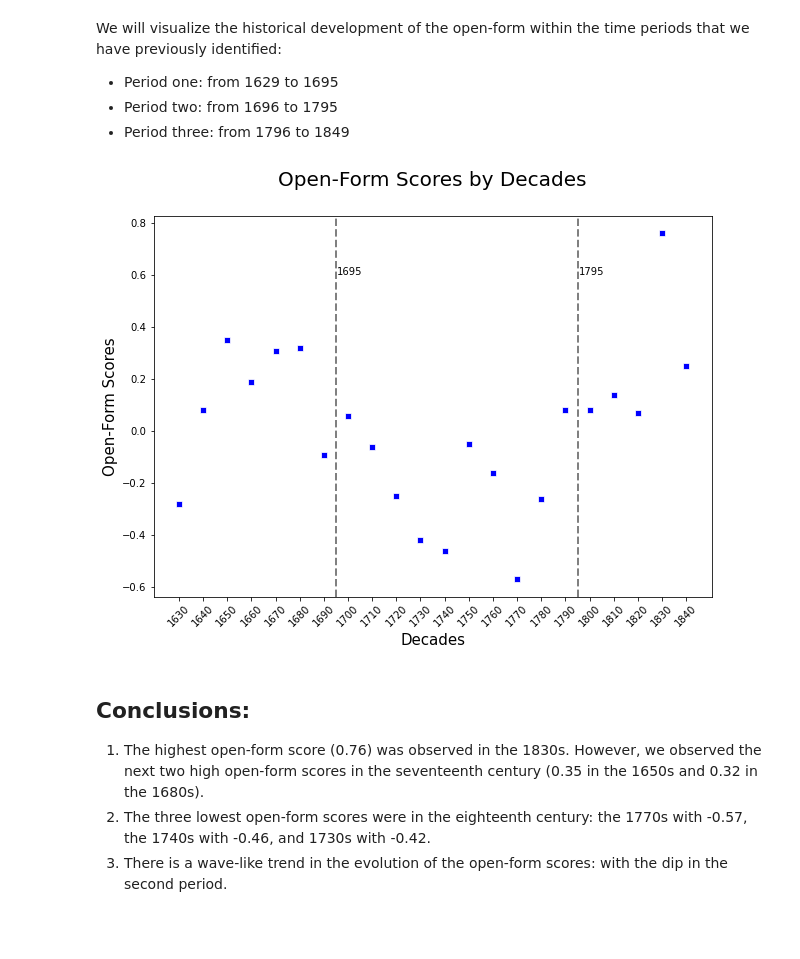
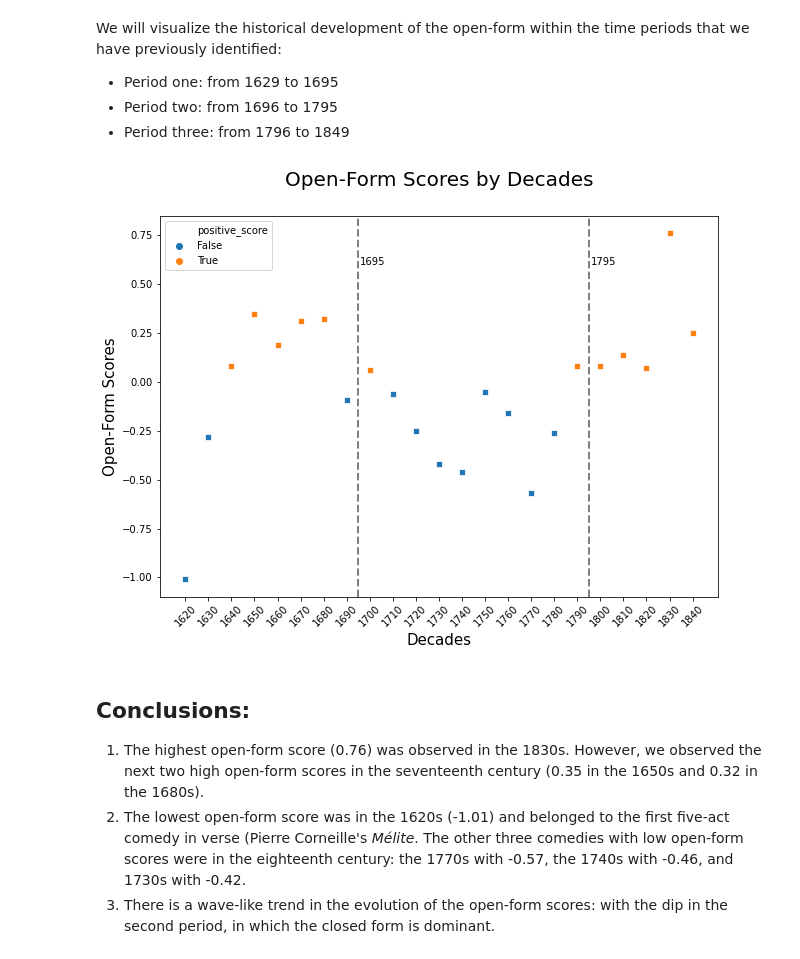
Before and after one commit to innawendell/European_Comedy, a Jupyter notebook: Analyses/Open_Form_Scores_Evolution.ipynb, the cells around one changed output. Drawn from its saved outputs; the diff is of its cells as text; code cells hidden in the pictures; blank space fills up the shorter version.

Commit message:
reran the scores, updated visualization

```diff
--- a/Analyses/Open_Form_Scores_Evolution.ipynb
+++ b/Analyses/Open_Form_Scores_Evolution.ipynb
@@ -62,10 +72,6 @@ def scores_calculation(df, with_z_score=True):
         summary['monologues'] = summary['monologues'].apply(lambda x: -x)
         summary['open_form_score'] = round(summary.apply(lambda x: x.mean(), axis=1), 2)
         summary = summary.sort_values(by='open_form_score', ascending=False)
-    counts = df.groupby('decades')['index'].count()
-    summary['num_comedies'] = counts[summary.index].values
-    # include only the decades with at least two comedies
-    summary = summary[summary['num_comedies'] >=2]
 
     return summary
 # %%
@@ -146,3 +152,6 @@ summary_with_means
+# %%
+summary['positive_score'] = np.where(summary['open_form_score'] >0, True, False)
+summary['date'] = summary.index.tolist()
 # %% [markdown]
 ## Visualization
 # %% [markdown]
@@ -153,19 +162,19 @@ We will visualize the historical development of the open-form within the time pe
 # %%
 plt.figure(figsize=(10, 7))
 plt.title('Open-Form Scores by Decades', fontsize=20, pad=30)
-sns.scatterplot(summary.index.tolist(), summary['open_form_score'], color='blue', marker='s')
+sns.scatterplot(x='date', y='open_form_score', color='blue', marker='s', data=summary, hue='positive_score')
 plt.xticks(summary.index.tolist(), rotation=45)
 plt.ylabel('Open-Form Scores', fontsize=15)
 plt.xlabel('Decades', fontsize=15)
 plt.axvline(1695, color='grey',linestyle='dashed', linewidth=2)
 plt.axvline(1795, color='grey',linestyle='dashed', linewidth=2)
-plt.text(1695.5, 0.6, '1695')
-plt.text(1795.5, 0.6, '1795')
+plt.text(1695.9, 0.6, '1695')
+plt.text(1795.9, 0.6, '1795')
 plt.show()
 # %% [output]
-[figure, old version]
+[figure, new version]
 # %% [markdown]
 ## Conclusions:
 1. The highest open-form score (0.76) was observed in the 1830s. However, we observed the next two high open-form scores in the seventeenth century (0.35 in the 1650s and 0.32 in the 1680s).
-2. The three lowest open-form scores were in the eighteenth century: the 1770s with -0.57, the 1740s with -0.46, and 1730s with -0.42.
-3. There is a wave-like trend in the evolution of the open-form scores: with the dip in the second period.
+2. The lowest open-form score was in the 1620s (-1.01) and belonged to the first five-act comedy in verse (Pierre Corneille's *Mélite*. The other three comedies with low open-form scores were in the eighteenth century: the 1770s with -0.57, the 1740s with -0.46, and 1730s with -0.42.
+3. There is a wave-like trend in the evolution of the open-form scores: with the dip in the second period, in which the closed form is dominant.
```
Also changed, not shown: parts of 4 cells of this notebook.
